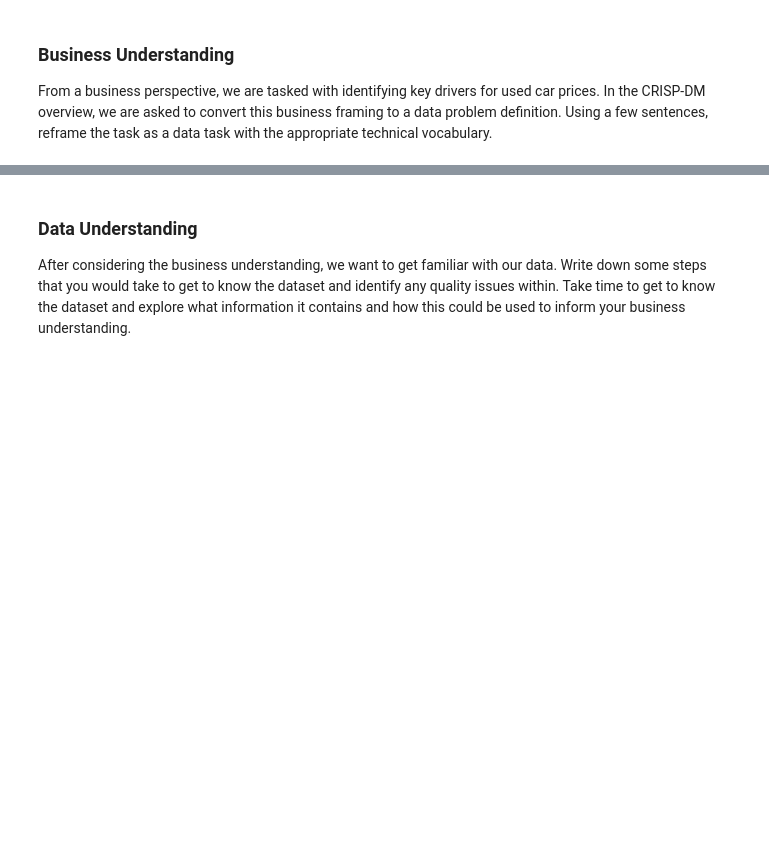
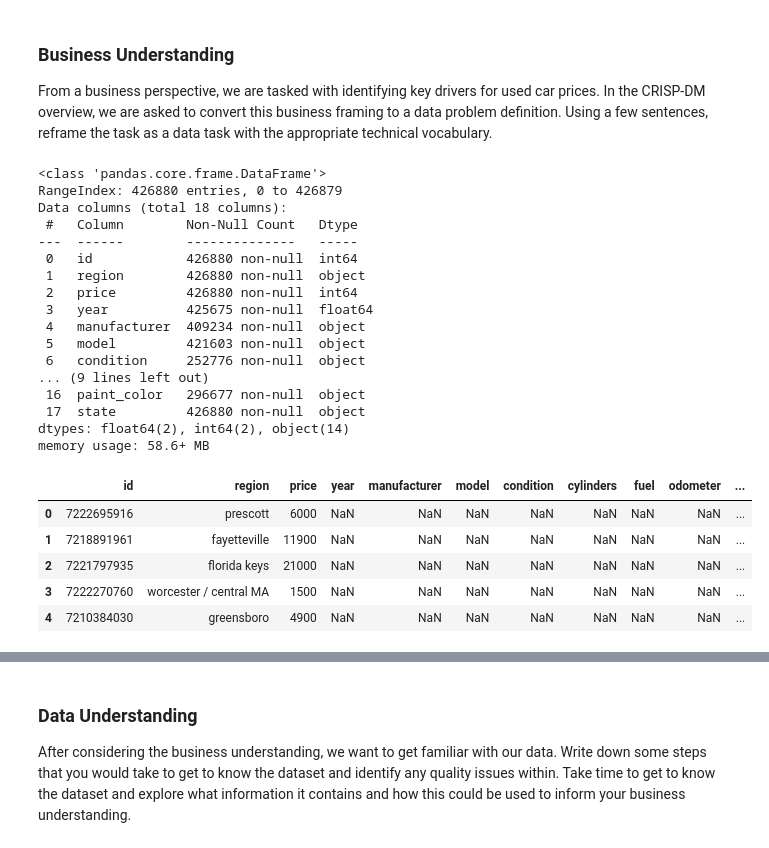
Before and after one commit to bytefirst7/practical_app2, a Jupyter notebook: prompt_II.ipynb, the cells around one changed output, grey strips where cells are left out. Drawn from its saved outputs; the diff is of its cells as text; code cells hidden in the pictures; blank space fills up the shorter version.

```diff
--- a/prompt_II.ipynb
+++ b/prompt_II.ipynb
@@ -23,0 +36,28 @@ From a business perspective, we are tasked with identifying key drivers for used
+# %%
+df = pd.read_csv('data/vehicles.csv')
+df.info()
+df.head()
+# %% [output]
+<class 'pandas.core.frame.DataFrame'>
+RangeIndex: 426880 entries, 0 to 426879
+Data columns (total 18 columns):
+ #   Column        Non-Null Count   Dtype
+---  ------        --------------   -----
+ 0   id            426880 non-null  int64
+ 1   region        426880 non-null  object
+ 2   price         426880 non-null  int64
+ 3   year          425675 non-null  float64
+ 4   manufacturer  409234 non-null  object
+ 5   model         421603 non-null  object
+ 6   condition     252776 non-null  object
+... (9 lines left out)
+ 16  paint_color   296677 non-null  object
+ 17  state         426880 non-null  object
+dtypes: float64(2), int64(2), object(14)
+memory usage: 58.6+ MB
+|  | id | region | price | year | manufacturer | model | condition | cylinders | fuel | odometer | ... |
+| 0 | 7222695916 | prescott | 6000 | NaN | NaN | NaN | NaN | NaN | NaN | NaN | ... |
+| 1 | 7218891961 | fayetteville | 11900 | NaN | NaN | NaN | NaN | NaN | NaN | NaN | ... |
+| 2 | 7221797935 | florida keys | 21000 | NaN | NaN | NaN | NaN | NaN | NaN | NaN | ... |
+| 3 | 7222270760 | worcester / central MA | 1500 | NaN | NaN | NaN | NaN | NaN | NaN | NaN | ... |
+| 4 | 7210384030 | greensboro | 4900 | NaN | NaN | NaN | NaN | NaN | NaN | NaN | ... |
```
Also changed, not shown: parts of 16 cells of this notebook.
